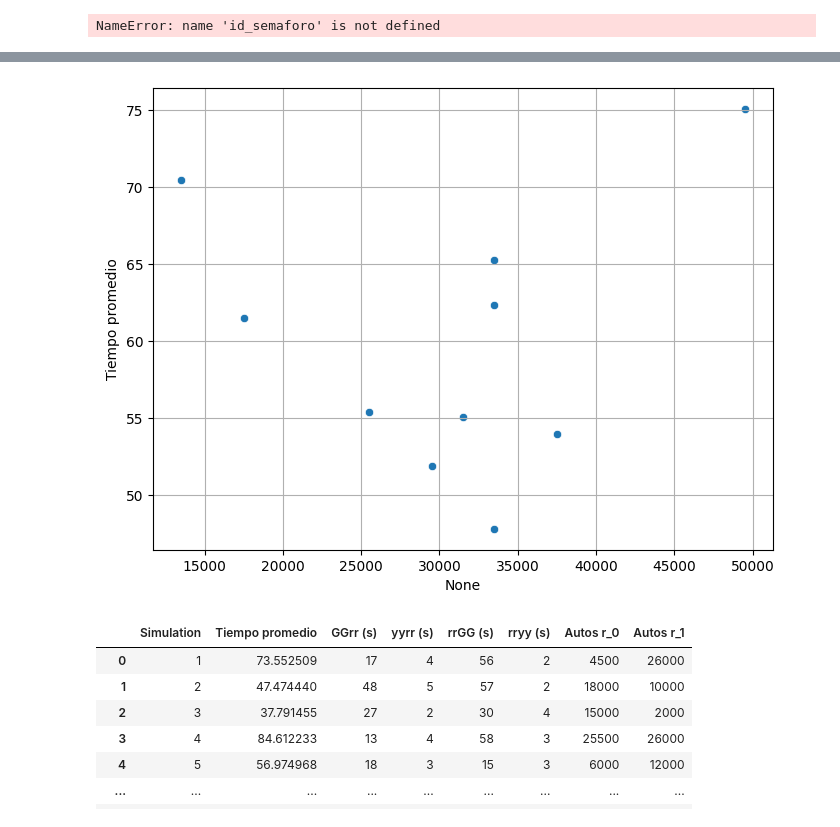
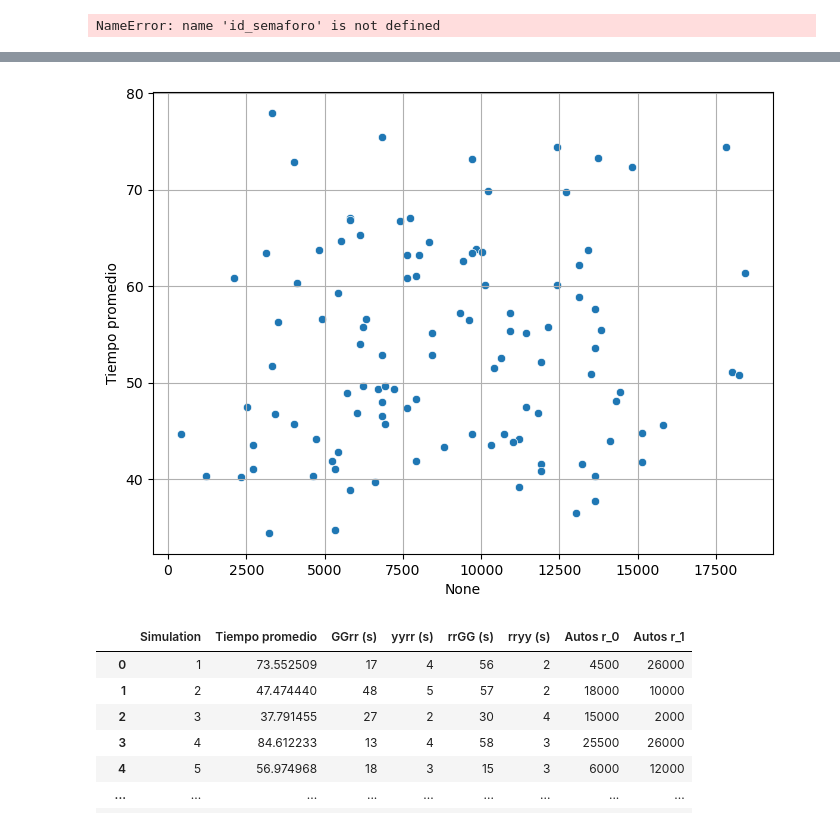
Before and after one commit to Emmatap31/Sumo_EjeCentral, a Jupyter notebook: Simulaciones.ipynb, the cells around one changed output, grey strips where cells are left out. Cells and saved outputs as stored; diff of their text form; code cells hidden in the pictures.

```diff
--- a/Simulaciones.ipynb
+++ b/Simulaciones.ipynb
@@ -267,11 +319,17 @@ h = df['GGrr (s)']
+# %%
+df1 = pd.read_csv('Sim4-1-10.csv')
+df2 = pd.read_csv('Sim4-11-50.csv')
+df3 = pd.read_csv('Sim4-51-100.csv')
+
+df = pd.concat([df1, df2, df3], ignore_index = True)
 # %%
 import matplotlib.pyplot as plt
 import seaborn as sns
 
 
 plt.figure(figsize=(8, 6))
-sns.scatterplot(x=df['Autos r_0']+df['Autos r_1'], y=df100['Tiempo promedio'])
+sns.scatterplot(x=df['Autos r_0']+df['Autos r_1'], y=df['Tiempo promedio'])
 plt.grid(True)
 plt.show()
 # %% [output]
-[figure, old version]
+[figure, new version]
```
Also changed, not shown: parts of 14 cells of this notebook, 21 other files.
